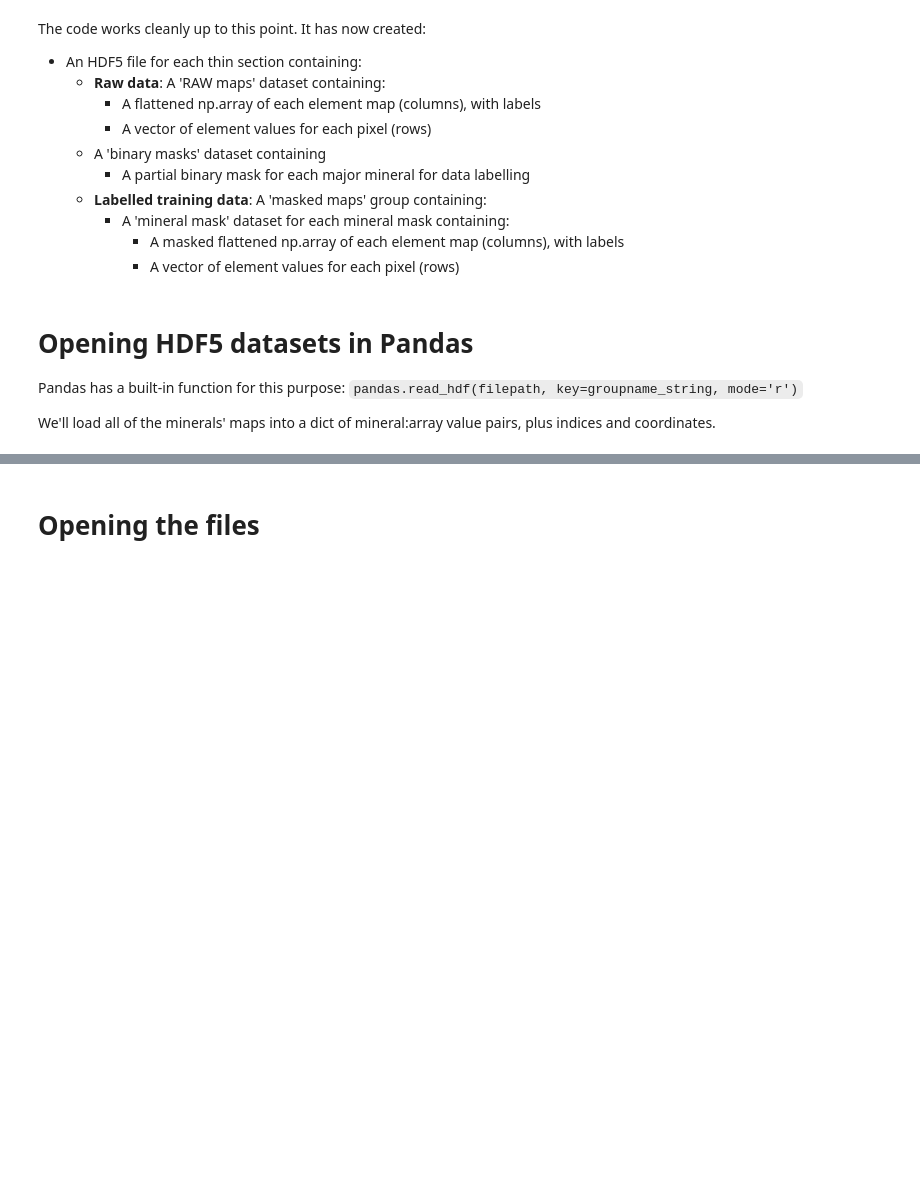
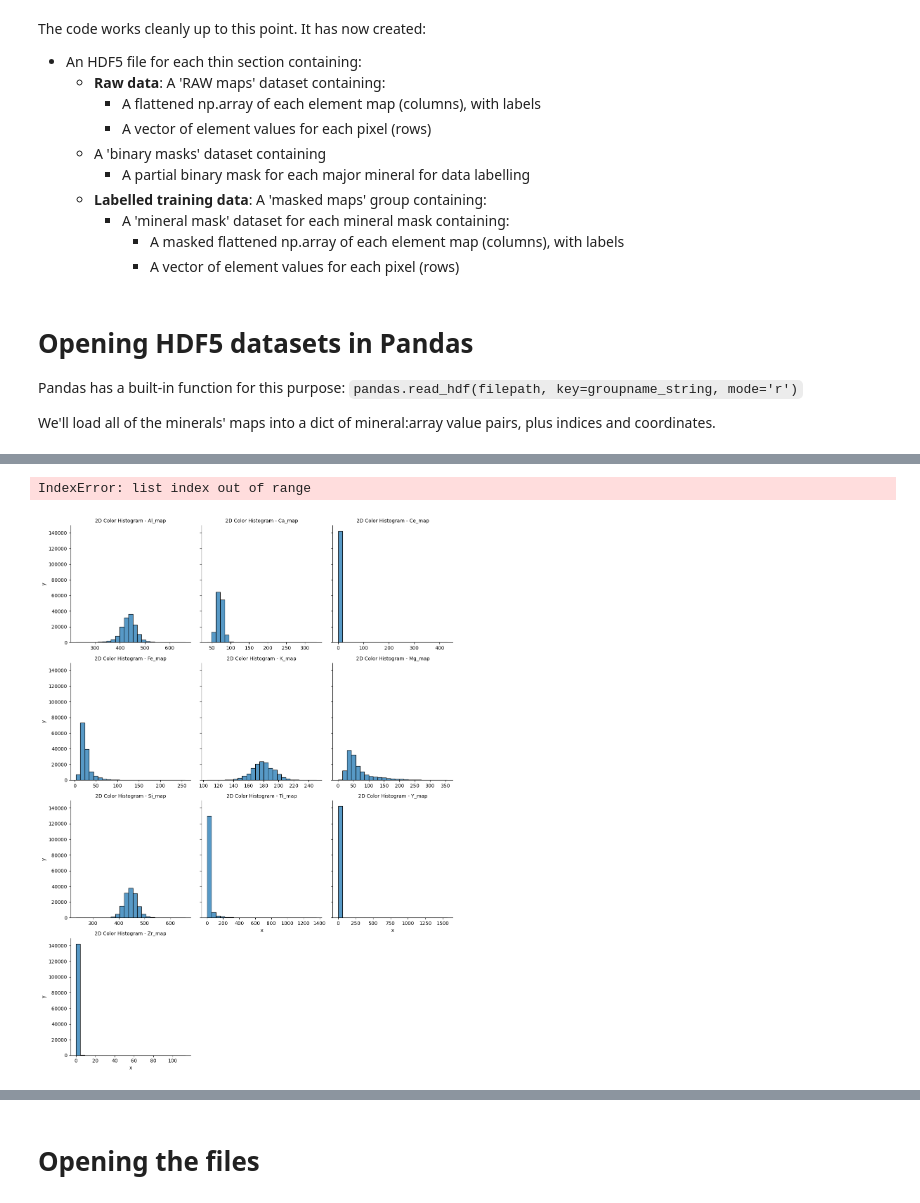
Before and after one commit to nicole-m-aikin/ML-Geo-Pixel-Poppers, a Jupyter notebook: ESS469_Project_ML.ipynb, the cells around one changed output, grey strips where cells are left out. Drawn from its saved outputs; the diff is of its cells as text; code cells hidden in the pictures; blank space fills up the shorter version.

```diff
--- a/ESS469_Project_ML.ipynb
+++ b/ESS469_Project_ML.ipynb
@@ -671,0 +800,22 @@ array([0., 5., 1., 2., 6., 3., 4.], dtype=float32)
+# %%
+# Use Seaborn color palette "viridis"
+colors = sns.color_palette("viridis")
+
+# Create a FacetGrid for 2D histograms
+g = sns.FacetGrid(elements.melt(), col='variable', col_wrap=3, height=4, sharex=False)
+g.map(sns.histplot, 'value', bins=25)
+# Set axis labels and plot title
+g.set_axis_labels('x', 'y')
+g.set_titles('2D Color Histogram - {col_name}')
+
+# Add colorbar
+g.fig.colorbar(g.axes[0].collections[0], ax=g.axes, location='right', pad=0.02)
+
+# Adjust layout
+plt.tight_layout()
+
+# Show the plot
+plt.show()
+# %% [output]
+IndexError: list index out of range
+[figure, added]
```
Also changed, not shown: parts of 30 cells of this notebook.
